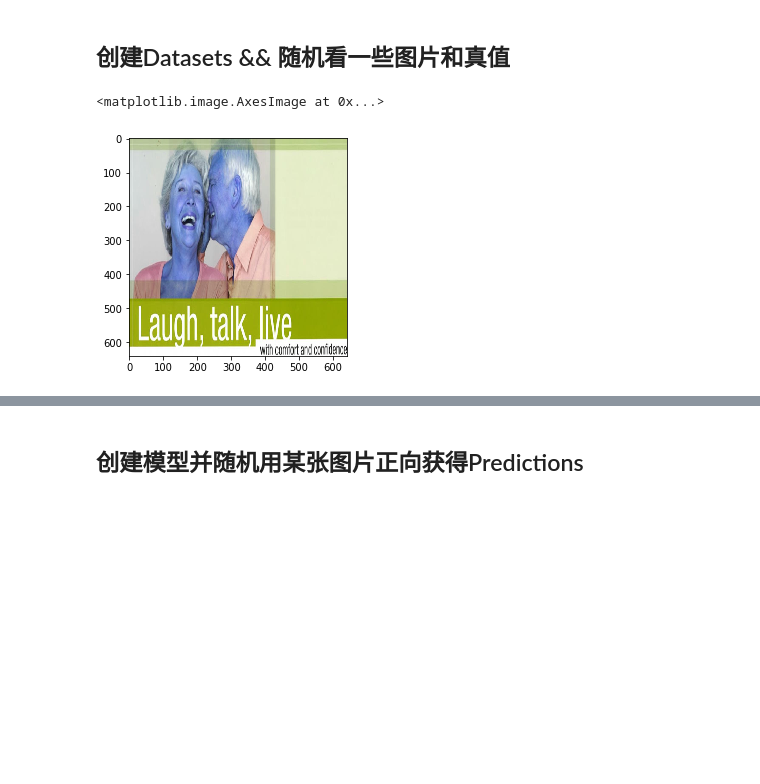
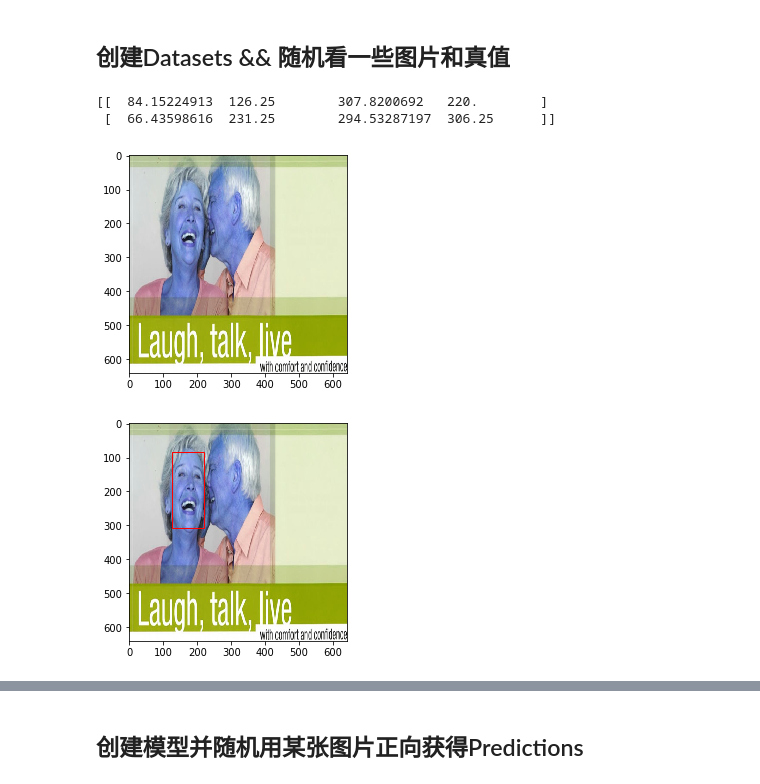
Before and after one commit to louis-she/sfd.pytorch, a Jupyter notebook: demo.ipynb, the cells around one changed output, grey strips where cells are left out. Cells and saved outputs as stored; diff of their text form; code cells hidden in the pictures; blank space fills up the shorter version.

```diff
--- a/demo.ipynb
+++ b/demo.ipynb
@@ -17,8 +17,21 @@ train_dataset, val_dataset = create_datasets('/home/louis/datasets/wider_face')
 # TODO: show some images and ground truth bbox here
 # %%
 error_index = 1769
-# %%
-plt.imshow(train_dataset[error_index][0])
-# %% [output]
-<matplotlib.image.AxesImage at 0x...>
-[figure, removed]
+# %%
+plt.imshow(train_dataset[error_index][0])
+
+def show_anchor(image, anchor):
+    fig, ax = plt.subplots(1)
+    rect = patches.Rectangle((anchor[1], anchor[0]), anchor[3] - anchor[1], anchor[2] - anchor[0] ,linewidth=1,edgecolor='r',facecolor='none')
+    ax.add_patch(rect)
+    ax.imshow(image)
+
+image, annotation, path = train_dataset[error_index]
+
+print(annotation)
+show_anchor(image, annotation[0])
+# %% [output]
+[[  84.15224913  126.25        307.8200692   220.        ]
+ [  66.43598616  231.25        294.53287197  306.25      ]]
+[figure, added]
+[figure, added]
```
Also changed, not shown: parts of 1 cell of this notebook, 3 other files.
